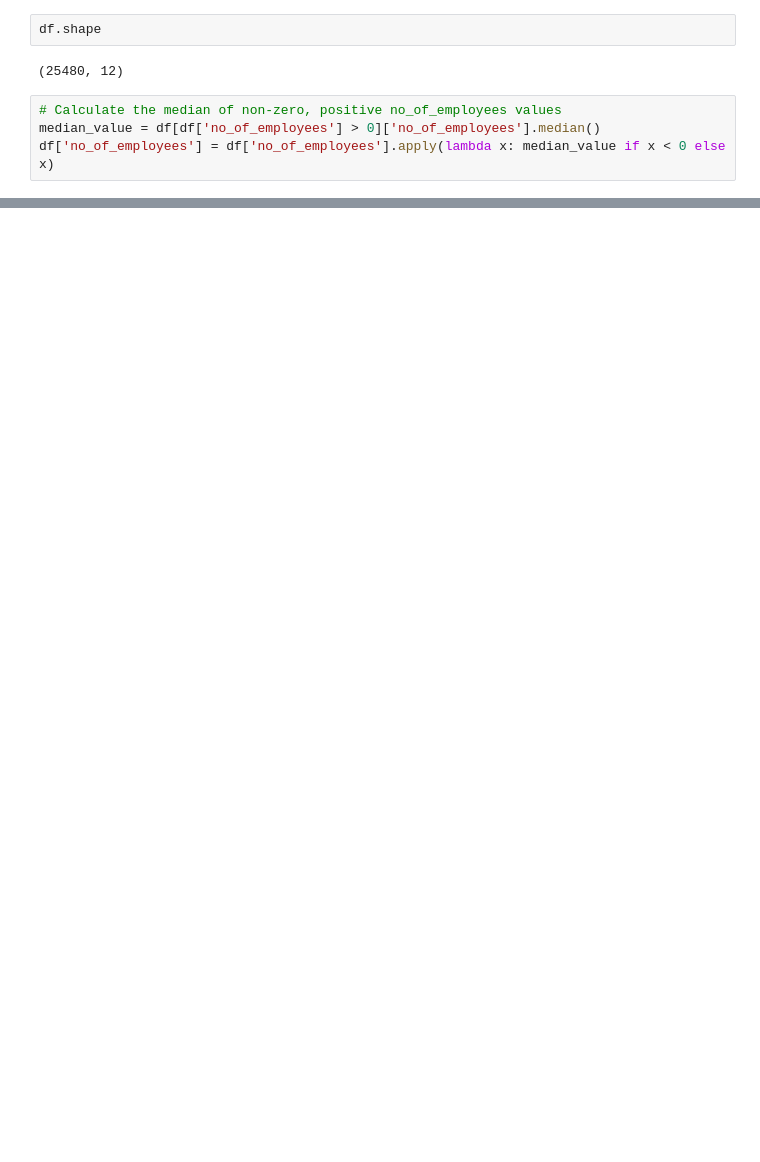
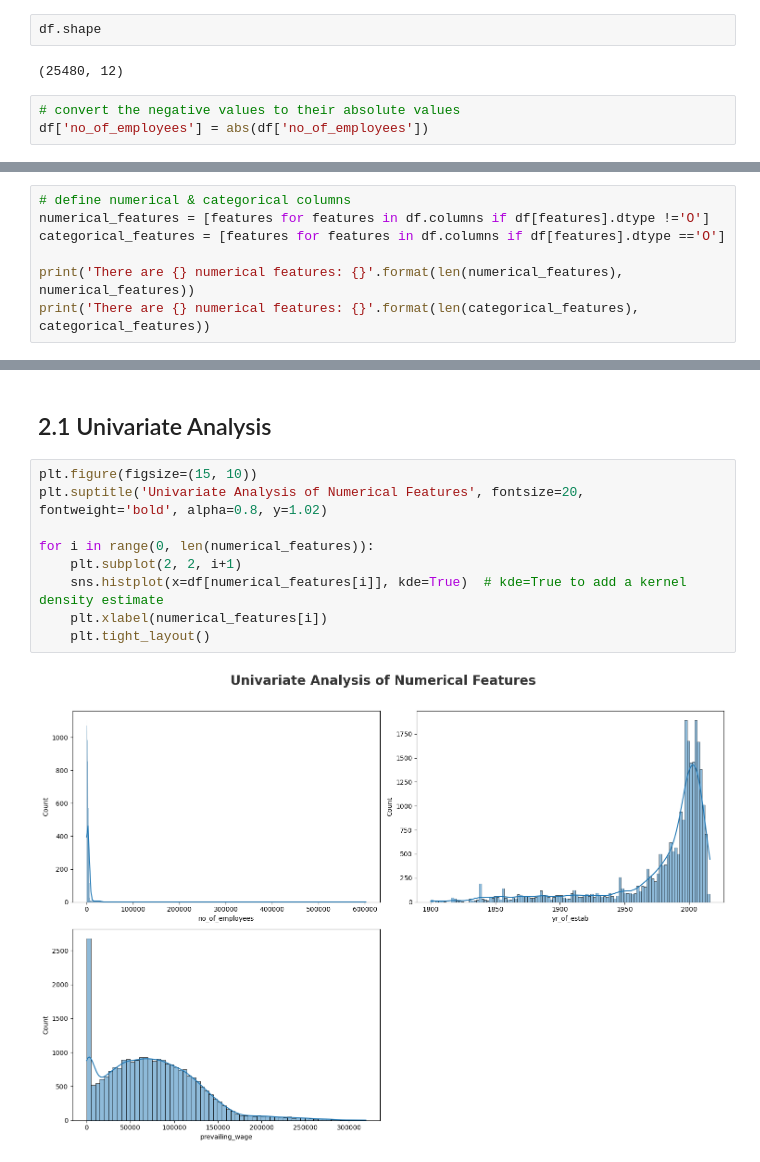
Before and after one commit to RanaSanga85/US-Visa-Approval-Prediction-MLOPs-Project, a Jupyter notebook: notebook/EDA.ipynb, the cells around one changed output, grey strips where cells are left out. Drawn from its saved outputs; the diff is of its cells as text; blank space fills up the shorter version.

```diff
--- a/notebook/EDA.ipynb
+++ b/notebook/EDA.ipynb
@@ -91,7 +93,6 @@ df.loc[df['no_of_employees'] < 0]
 df.shape
 # %% [output]
 (25480, 12)
-# %%
-# Calculate the median of non-zero, positive no_of_employees values
-median_value = df[df['no_of_employees'] > 0]['no_of_employees'].median()
-df['no_of_employees'] = df['no_of_employees'].apply(lambda x: median_value if x < 0 else x)
+# %%
+# convert the negative values to their absolute values
+df['no_of_employees'] = abs(df['no_of_employees'])
@@ -97,0 +101,7 @@ df['no_of_employees'] = df['no_of_employees'].apply(lambda x: median_value if x
+# %%
+# define numerical & categorical columns
+numerical_features = [features for features in df.columns if df[features].dtype !='O']
+categorical_features = [features for features in df.columns if df[features].dtype =='O']
+
+print('There are {} numerical features: {}'.format(len(numerical_features), numerical_features))
+print('There are {} numerical features: {}'.format(len(categorical_features), categorical_features))
@@ -97,0 +134,13 @@ df['no_of_employees'] = df['no_of_employees'].apply(lambda x: median_value if x
+# %% [markdown]
+## 2.1 Univariate Analysis
+# %%
+plt.figure(figsize=(15, 10))
+plt.suptitle('Univariate Analysis of Numerical Features', fontsize=20, fontweight='bold', alpha=0.8, y=1.02)
+
+for i in range(0, len(numerical_features)):
+    plt.subplot(2, 2, i+1)
+    sns.histplot(x=df[numerical_features[i]], kde=True)  # kde=True to add a kernel density estimate
+    plt.xlabel(numerical_features[i])
+    plt.tight_layout()
+# %% [output]
+[figure, added]
```
Also changed, not shown: parts of 20 cells of this notebook.
